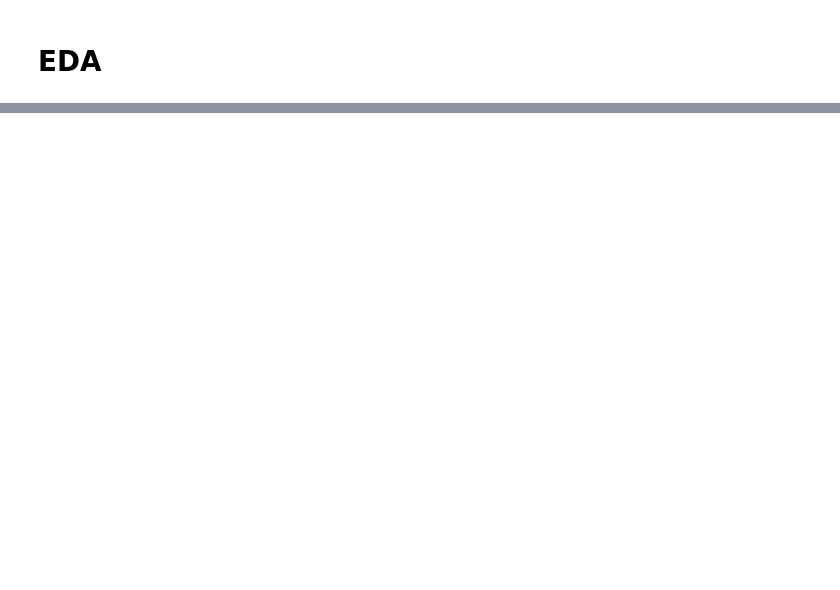
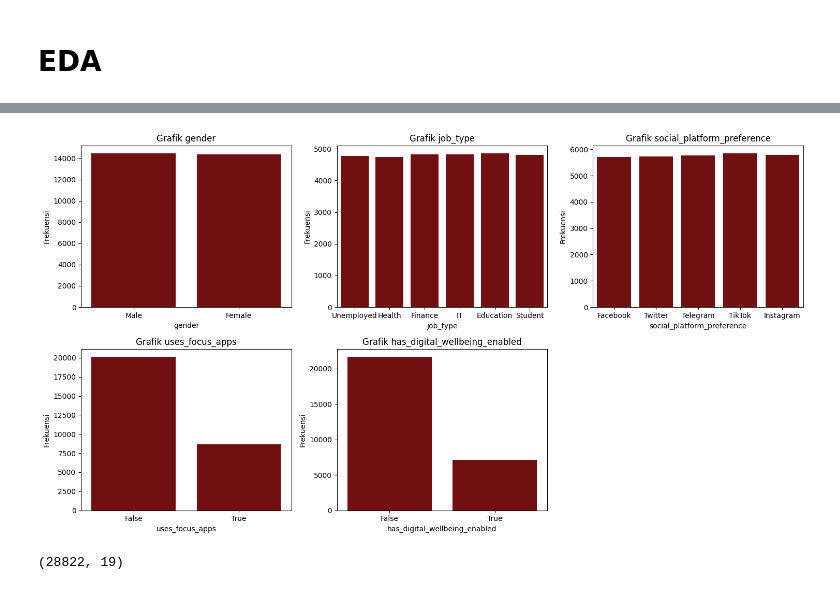
Before and after one commit to firarru/Matkul-ML, a Jupyter notebook: ML_Social_Media_Productivity.ipynb, the cells around one changed output, grey strips where cells are left out. Cells and saved outputs as stored; diff of their text form; code cells hidden in the pictures; blank space fills up the shorter version.

```diff
--- a/ML_Social_Media_Productivity.ipynb
+++ b/ML_Social_Media_Productivity.ipynb
@@ -172,0 +168,20 @@ plt.show()
+# %%
+plt.figure(figsize=(15, 8))
+
+for i, column in enumerate(categorical_cols, start=1):
+    plt.subplot(2, 3, i)
+    sns.countplot(x=column, data=df, color='maroon' )
+    plt.title(f'Grafik {column}')
+    plt.xlabel(column)
+    plt.ylabel('Frekuensi')
+    plt.xticks(rotation=0, ha='center')
+
+plt.tight_layout()
+plt.show()
+# %% [output]
+[figure, added]
+# %%
+df = df[df['gender']!='Other'].reset_index(drop=True)
+df.shape
+# %% [output]
+(28822, 19)
```
Also changed, not shown: parts of 16 cells of this notebook.
